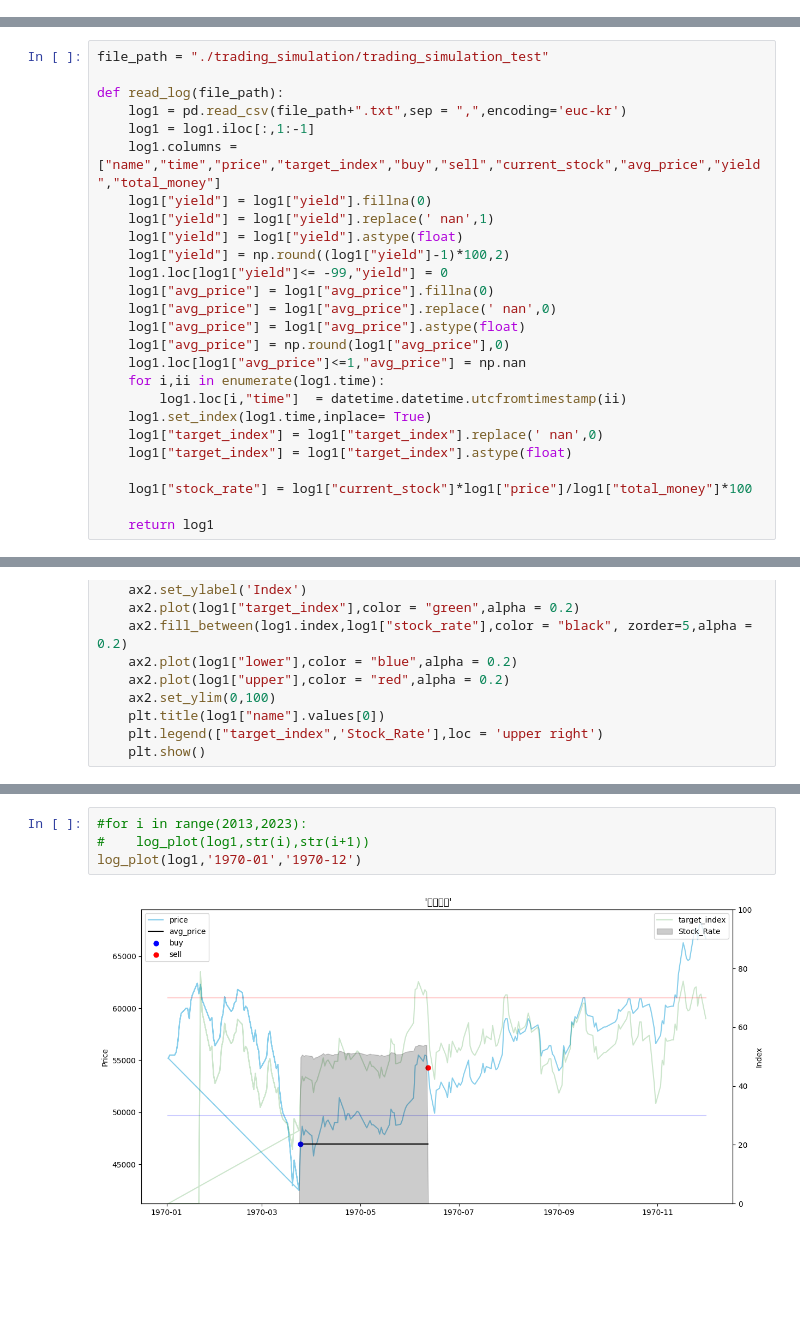
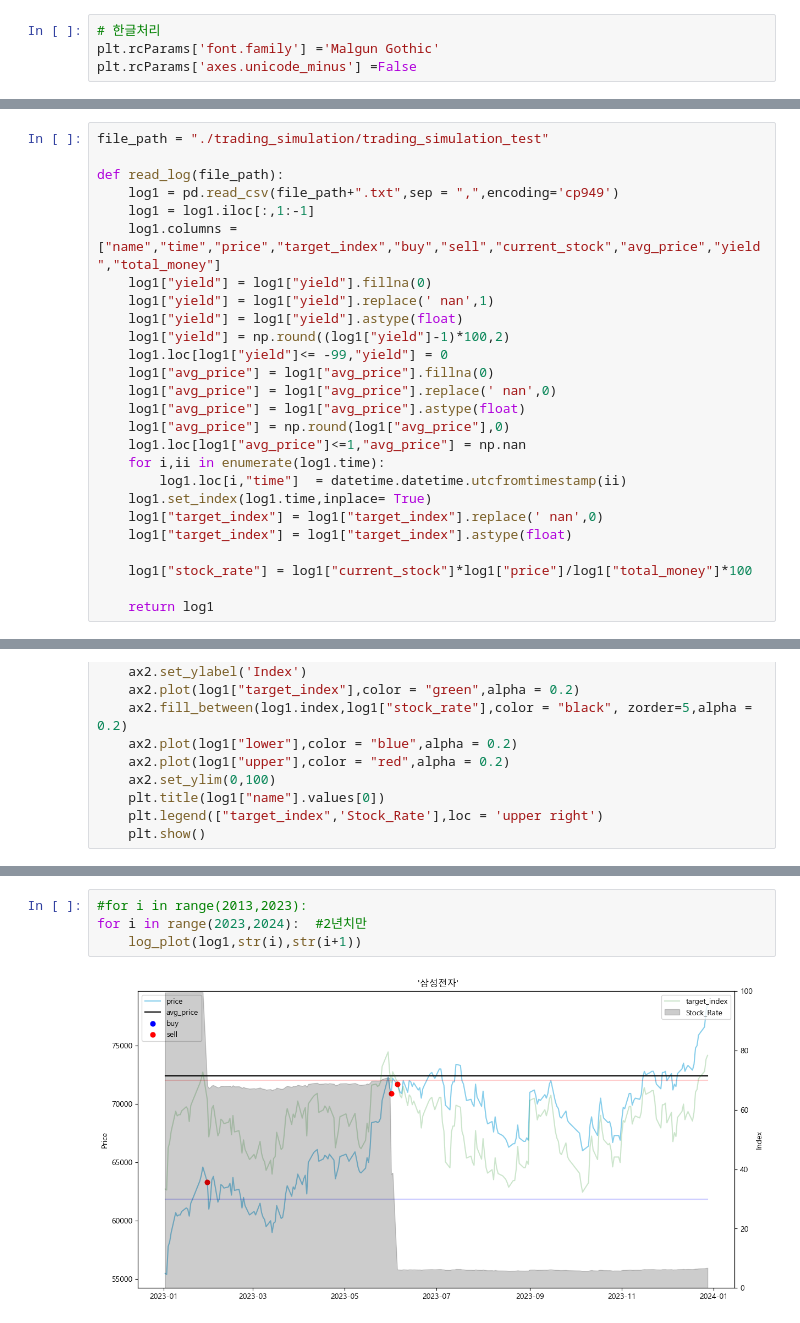
Before and after one commit to kusool72/python, a Jupyter notebook: 투자지표를 활용한 매매 시점 모니터링.ipynb, the cells around one changed output, grey strips where cells are left out. Saved outputs shown, nothing was run; the diff lists cells and outputs as text; blank space fills up the shorter version.

```diff
--- a/투자지표를 활용한 매매 시점 모니터링.ipynb
+++ b/투자지표를 활용한 매매 시점 모니터링.ipynb
@@ -51,3 +126,7 @@ price_data.head()
+# %%
+# 한글처리
+plt.rcParams['font.family'] ='Malgun Gothic'
+plt.rcParams['axes.unicode_minus'] =False
 # %%
 plt.figure(figsize=(15,7))
 plt.title("삼성전자")
@@ -496,7 +902,7 @@ plt.show()
 file_path = "./trading_simulation/trading_simulation_test"
 
 def read_log(file_path):
-    log1 = pd.read_csv(file_path+".txt",sep = ",",encoding='euc-kr')
+    log1 = pd.read_csv(file_path+".txt",sep = ",",encoding='cp949')
     log1 = log1.iloc[:,1:-1]
     log1.columns = ["name","time","price","target_index","buy","sell","current_stock","avg_price","yield","total_money"]
     log1["yield"] = log1["yield"].fillna(0)
@@ -558,6 +994,6 @@ log_plot(log1)
 # %%
 #for i in range(2013,2023):
-#    log_plot(log1,str(i),str(i+1))
-log_plot(log1,'1970-01','1970-12')
+for i in range(2023,2024):  #2년치만
+    log_plot(log1,str(i),str(i+1))
 # %% [output]
-[figure, old version]
+[figure, new version]
```
Also changed, not shown: parts of 72 cells of this notebook.
